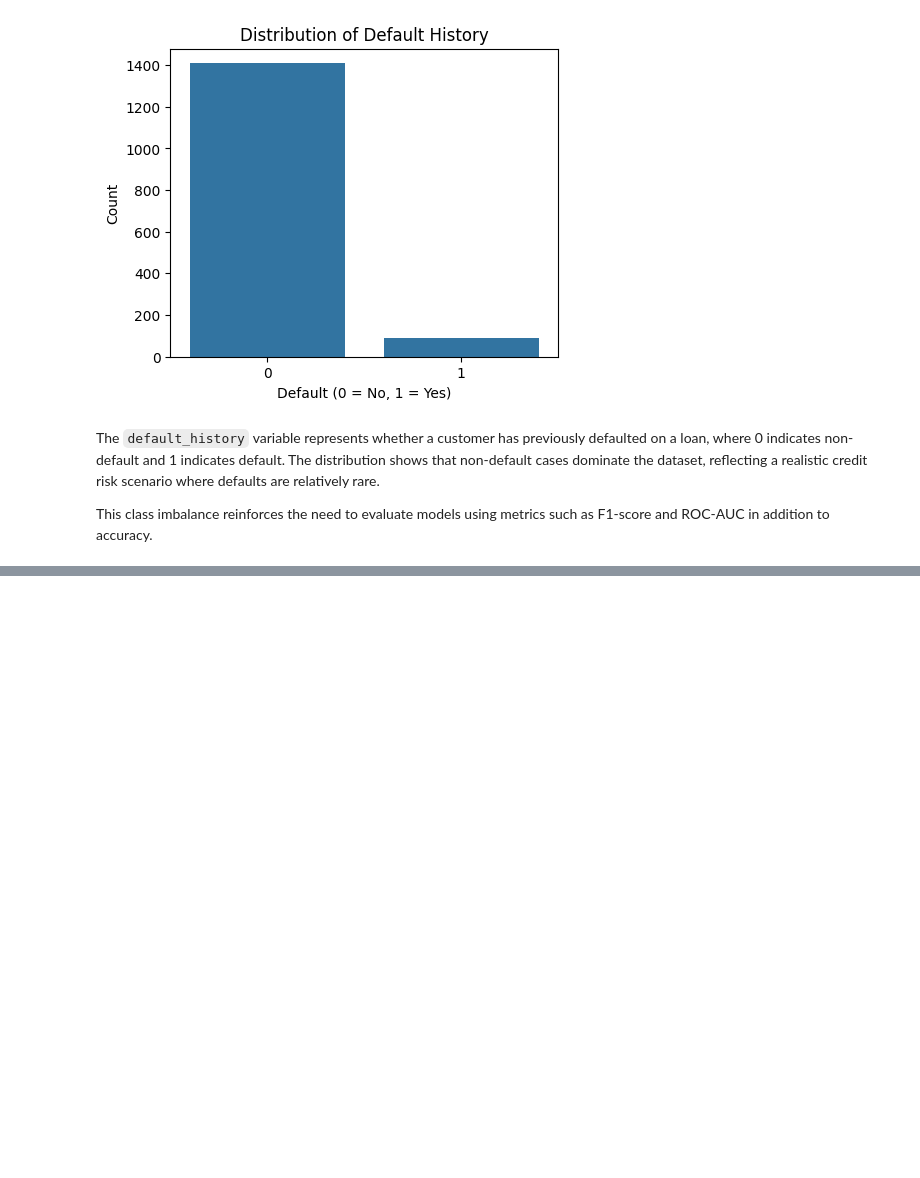
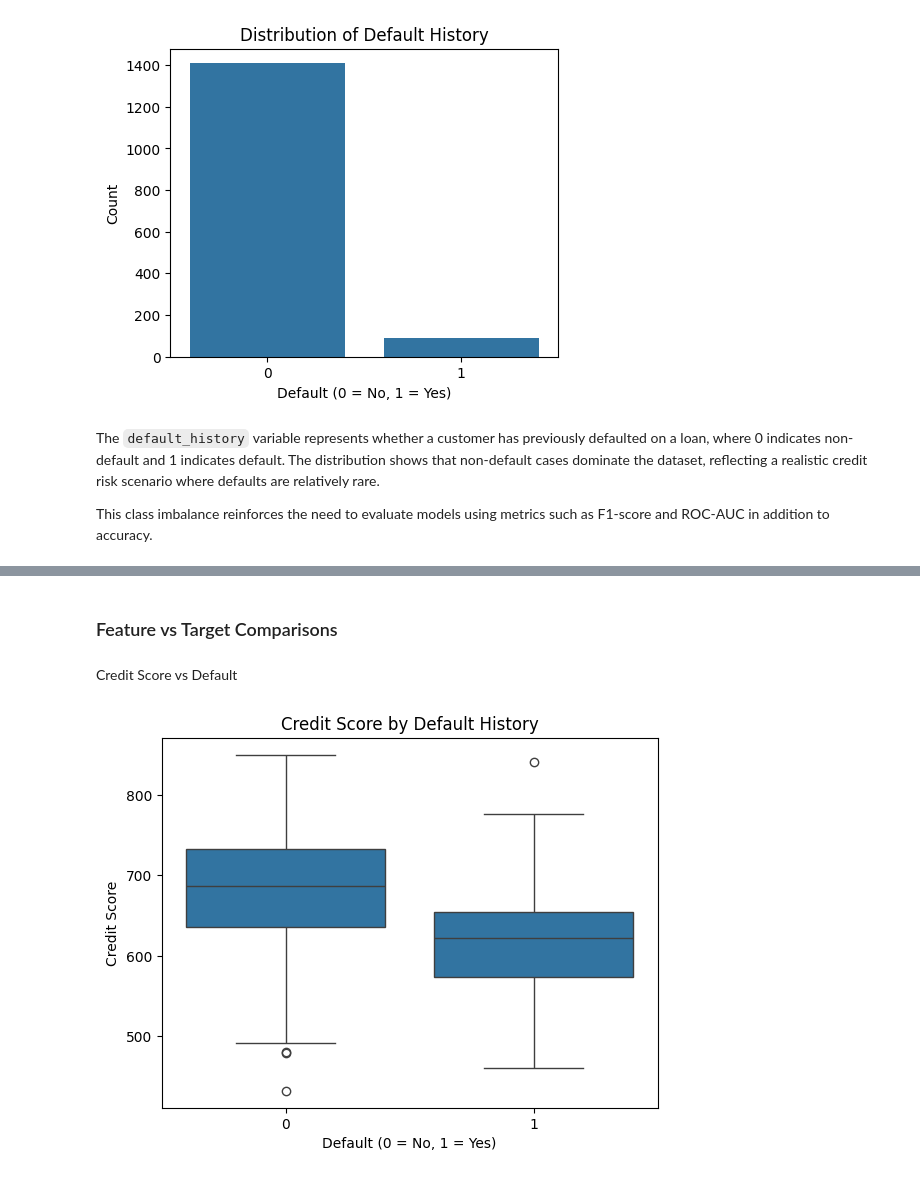
Before and after one commit to ShuHuiK/WIE3007_Group_Assignment, a Jupyter notebook: eda_decision_tree.ipynb, the cells around one changed output, grey strips where cells are left out. Saved outputs shown, nothing was run; the diff lists cells and outputs as text; code cells hidden in the pictures; blank space fills up the shorter version.

```diff
--- a/eda_decision_tree.ipynb
+++ b/eda_decision_tree.ipynb
@@ -206,0 +231,12 @@ This class imbalance reinforces the need to evaluate models using metrics such a
+# %% [markdown]
+### Feature vs Target Comparisons
+# %% [markdown]
+Credit Score vs Default
+# %%
+sns.boxplot(x='default_history', y='credit_score', data=df)
+plt.title("Credit Score by Default History")
+plt.xlabel("Default (0 = No, 1 = Yes)")
+plt.ylabel("Credit Score")
+plt.show()
+# %% [output]
+[figure, added]
```
Also changed, not shown: parts of 12 cells of this notebook.
